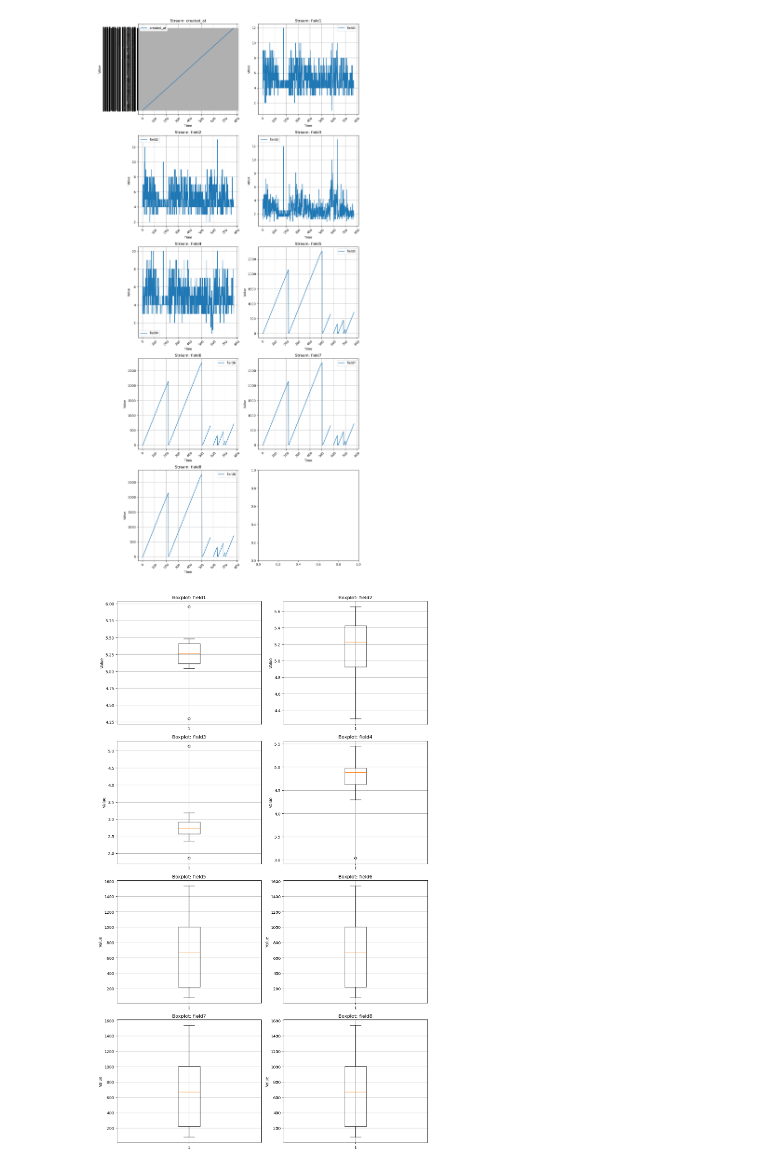
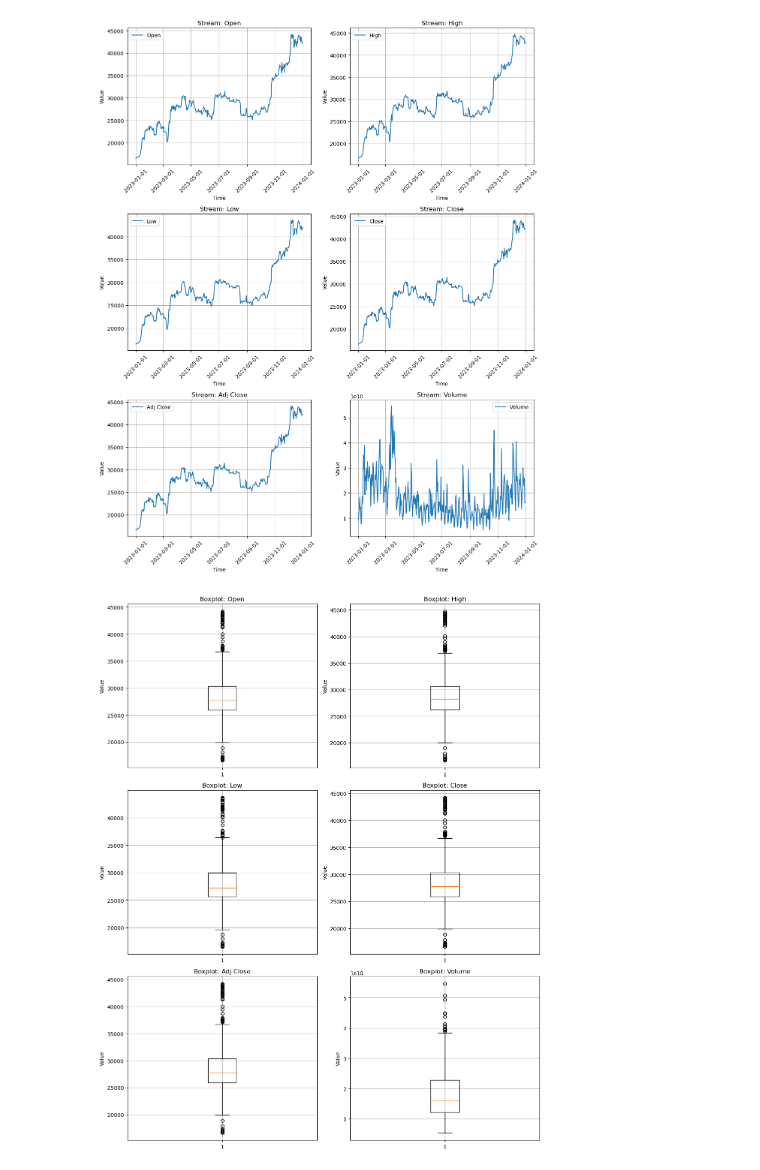
Before and after one commit to arnavahujaa/Intelligent-IoT-Data-Management, a Jupyter notebook: feature-visualization-testing.ipynb, the cells around one changed output. Cells and saved outputs as stored; diff of their text form; code cells hidden in the pictures.

```diff
--- a/feature-visualization-testing.ipynb
+++ b/feature-visualization-testing.ipynb
@@ -30,2 +25,5 @@ AttributeError: 'Series' object has no attribute 'set_index'
 # %%
-data
+# Handling BTC data
+btc_df = pd.read_csv('datasets/BTC-USD.csv')
+btc_df['Date'] = pd.to_datetime(btc_df['Date'])
+btc_df = btc_df.set_index('Date')
@@ -46,9 +40,9 @@ data
 # %%
 # Example usage
-line_plot_func.line_plot(data, streams=None, start_time=None, end_time=None, normalise=False)
+line_plot_func.line_plot(btc_df, streams=None, start_time=None, end_time=None, normalise=False)
 # %% [output]
-[figure, old version]
+[figure, new version]
 # %%
-boxplot_func.boxplot(data, streams=None)
+boxplot_func.boxplot(btc_df, streams=None)
 # %% [output]
-[figure, old version]
+[figure, new version]
```
Also changed, not shown: parts of 9 cells of this notebook, 4 other files.
